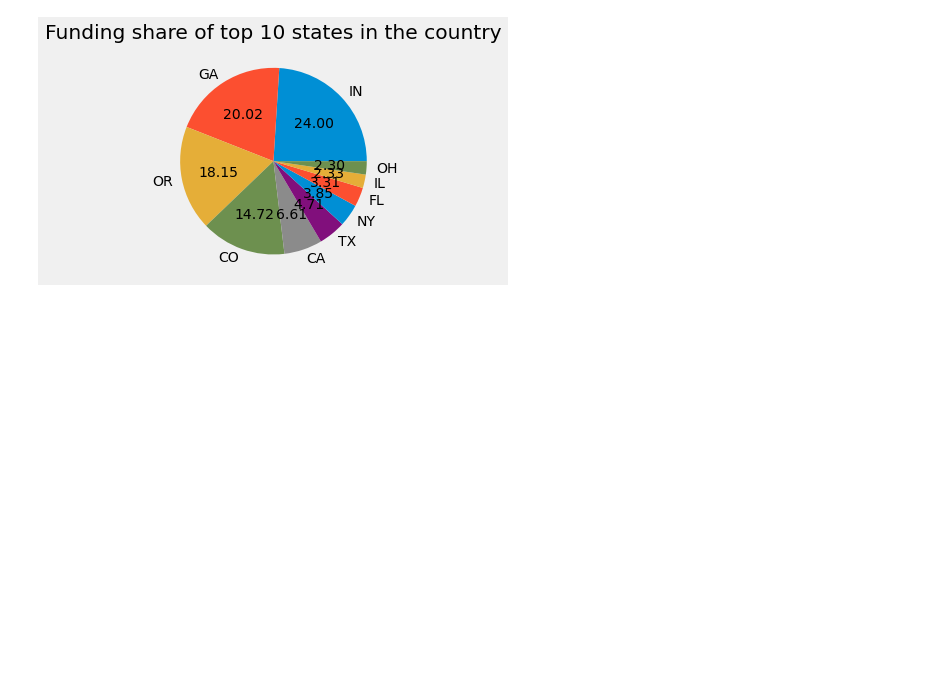
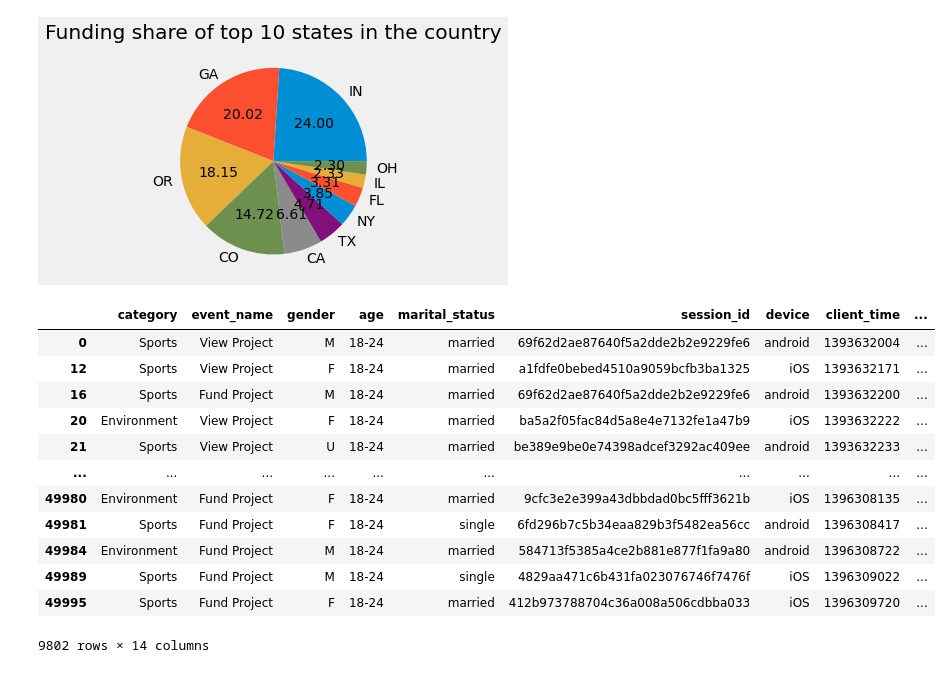
Before and after one commit to m11dedhia/synapseTasks, a Jupyter notebook: Task 2/Visulatization.ipynb, the cells around one changed output. Cells and saved outputs as stored; diff of their text form; code cells hidden in the pictures; blank space fills up the shorter version.

```diff
--- a/Task 2/Visulatization.ipynb
+++ b/Task 2/Visulatization.ipynb
@@ -140,3 +141,20 @@ plt.ylabel('')
 plt.show()
 # %% [output]
 [figure]
+# %%
+heatmap = d[d['age']=='18-24']
+heatmap.head(20000)
+# %% [output]
+|  | category | event_name | gender | age | marital_status | session_id | device | client_time | ... |
+| 0 | Sports | View Project | M | 18-24 | married | 69f62d2ae87640f5a2dde2b2e9229fe6 | android | 1393632004 | ... |
+| 12 | Sports | View Project | F | 18-24 | married | a1fdfe0bebed4510a9059bcfb3ba1325 | iOS | 1393632171 | ... |
+| 16 | Sports | Fund Project | M | 18-24 | married | 69f62d2ae87640f5a2dde2b2e9229fe6 | android | 1393632200 | ... |
+| 20 | Environment | View Project | F | 18-24 | married | ba5a2f05fac84d5a8e4e7132fe1a47b9 | iOS | 1393632222 | ... |
+| 21 | Sports | View Project | U | 18-24 | married | be389e9be0e74398adcef3292ac409ee | android | 1393632233 | ... |
+| ... | ... | ... | ... | ... | ... | ... | ... | ... | ... |
+| 49980 | Environment | Fund Project | F | 18-24 | married | 9cfc3e2e399a43dbbdad0bc5fff3621b | iOS | 1396308135 | ... |
+| 49981 | Sports | Fund Project | F | 18-24 | single | 6fd296b7c5b34eaa829b3f5482ea56cc | android | 1396308417 | ... |
+| 49984 | Environment | Fund Project | M | 18-24 | married | 584713f5385a4ce2b881e877f1fa9a80 | android | 1396308722 | ... |
+| 49989 | Sports | Fund Project | M | 18-24 | single | 4829aa471c6b431fa023076746f7476f | iOS | 1396309022 | ... |
+| 49995 | Sports | Fund Project | F | 18-24 | married | 412b973788704c36a008a506cdbba033 | iOS | 1396309720 | ... |
+9802 rows × 14 columns
```
Also changed, not shown: parts of 4 cells of this notebook, 2 other files.
